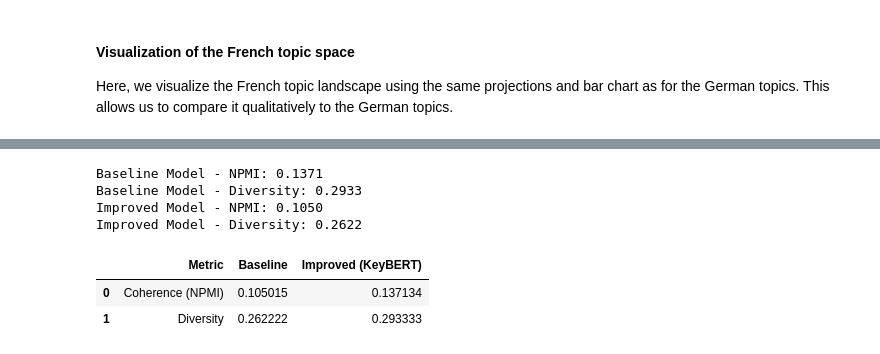
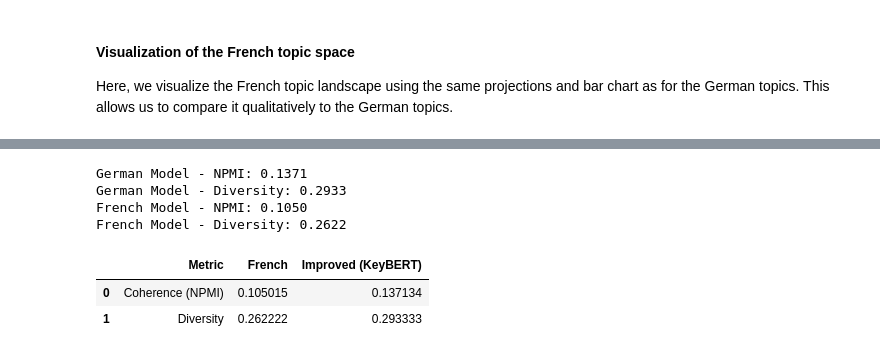
Before and after one commit to aeroonn/MachineLearning_NLP, a Jupyter notebook: diff_langs.ipynb, the cells around one changed output, grey strips where cells are left out. Cells and saved outputs as stored; diff of their text form; code cells hidden in the pictures.

```diff
--- a/diff_langs.ipynb
+++ b/diff_langs.ipynb
@@ -217,35 +202,35 @@ The **French bar chart** visualized the most representative keywords for each to
-# %%
-from calculate_t_coherence_and_diversity import evaluate_bertopic_pmi
-
-_, npm_imp, div_imp = evaluate_bertopic_pmi(
-    topic_model=topic_model_baseline_german,
-    docs=docs_train_german,
-    top_k_coherence=10,
-    top_k_diversity=25,
-    is_baseline=False
-)
-
-_, npm_base, div_base = evaluate_bertopic_pmi(
-    topic_model=topic_model_baseline_french,
-    docs=docs_train_french,
-    top_k_coherence=10,
-    top_k_diversity=25,
-    is_baseline=True
-)
-
-results_df = pd.DataFrame({
-    "Metric": ["Coherence (NPMI)", "Diversity"],
-    "Baseline": [npm_base, div_base],
-    "Improved (KeyBERT)": [npm_imp, div_imp]
-})
-display(results_df)
-# %% [output]
-Baseline Model - NPMI: 0.1371
-Baseline Model - Diversity: 0.2933
-Improved Model - NPMI: 0.1050
-Improved Model - Diversity: 0.2622
-|  | Metric | Baseline | Improved (KeyBERT) |
-| 0 | Coherence (NPMI) | 0.105015 | 0.137134 |
-| 1 | Diversity | 0.262222 | 0.293333 |
+# %%
+from calculate_t_coherence_and_diversity import evaluate_bertopic_pmi
+
+_, npm_german, div_german = evaluate_bertopic_pmi(
+    topic_model=topic_model_baseline_german,
+    docs=docs_train_german,
+    top_k_coherence=10,
+    top_k_diversity=25,
+    tag="German"
+)
+
+_, npm_french, div_french = evaluate_bertopic_pmi(
+    topic_model=topic_model_baseline_french,
+    docs=docs_train_french,
+    top_k_coherence=10,
+    top_k_diversity=25,
+    tag="French"
+)
+
+results_df = pd.DataFrame({
+    "Metric": ["Coherence (NPMI)", "Diversity"],
+    "French": [npm_french, div_french],
+    "Improved (KeyBERT)": [npm_german, div_german]
+})
+display(results_df)
+# %% [output]
+German Model - NPMI: 0.1371
+German Model - Diversity: 0.2933
+French Model - NPMI: 0.1050
+French Model - Diversity: 0.2622
+|  | Metric | French | Improved (KeyBERT) |
+| 0 | Coherence (NPMI) | 0.105015 | 0.137134 |
+| 1 | Diversity | 0.262222 | 0.293333 |
 # %% [markdown]
 # Evaluation
```
Also changed, not shown: parts of 12 cells of this notebook, 2 other files.
